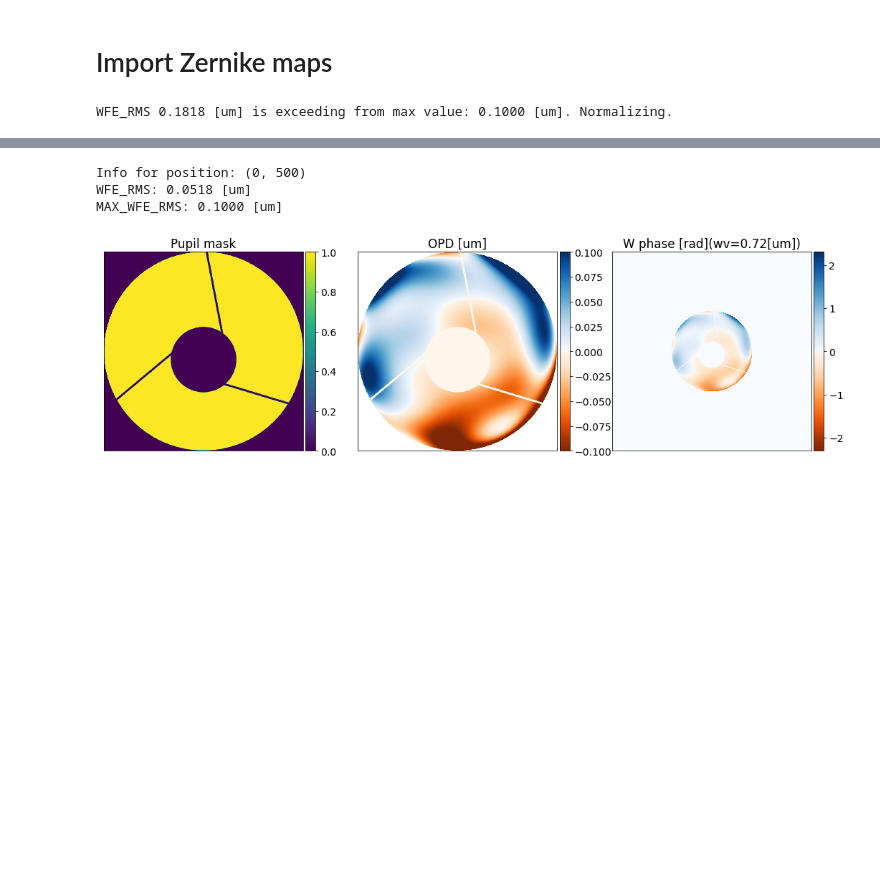
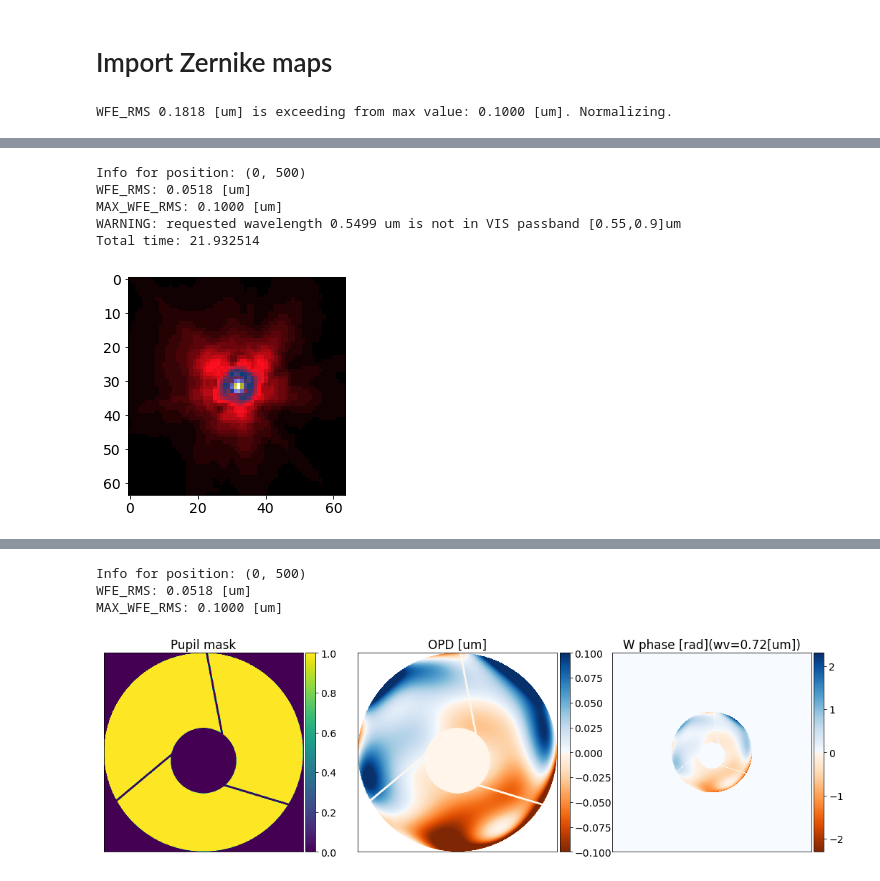
Before and after one commit to CosmoStat/wf-psf, a Jupyter notebook: psf-generation/notebooks/DEF-PSF-field.ipynb, the cells around one changed output, grey strips where cells are left out. Saved outputs shown, nothing was run; the diff lists cells and outputs as text; code cells hidden in the pictures; blank space fills up the shorter version.

```diff
--- a/psf-generation/notebooks/DEF-PSF-field.ipynb
+++ b/psf-generation/notebooks/DEF-PSF-field.ipynb
@@ -888,0 +890,16 @@ gen_field_PSF.inspect_field_wfe_rms(save_img=True)
+# %%
+st = time.time()
+poly_psf_left = gen_field_PSF.get_poly_PSF(x=0, y=500, SED=PA_SED_wv)
+print('Total time: %f'%( time.time() - st))
+# %% [output]
+Info for position: (0, 500)
+WFE_RMS: 0.0518 [um]
+MAX_WFE_RMS: 0.1000 [um]
+WARNING: requested wavelength 0.5499 um is not in VIS passband [0.55,0.9]um
+Total time: 21.932514
+# %%
+plt.figure()
+plt.imshow(np.sqrt(poly_psf_left), cmap='gist_stern')
+plt.show()
+# %% [output]
+[figure, added]
```
Also changed, not shown: parts of 23 cells of this notebook.
